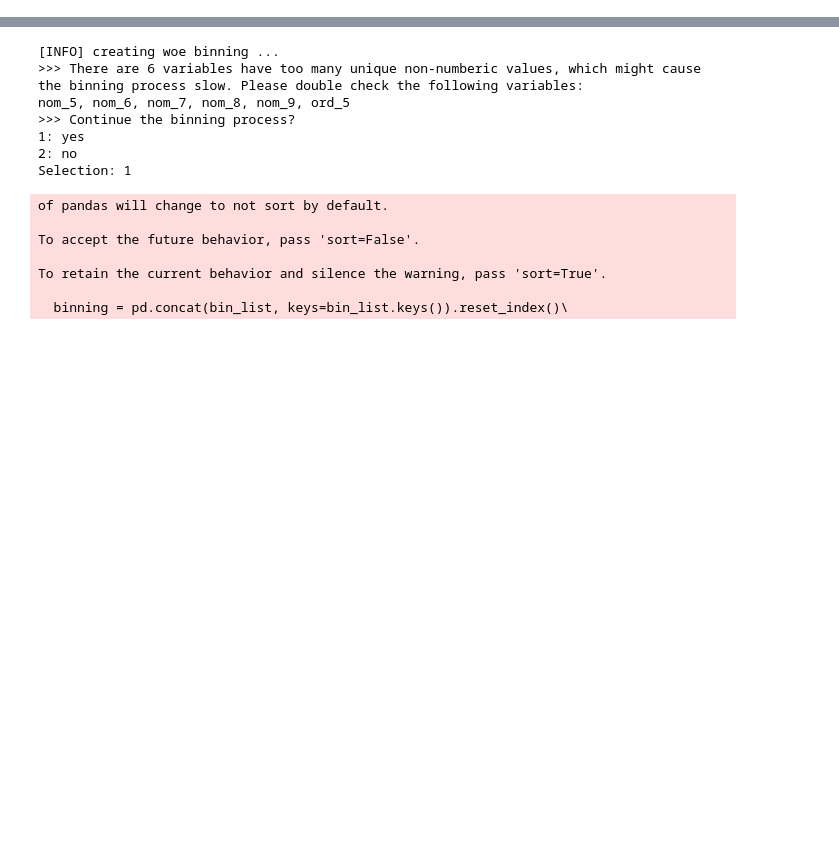
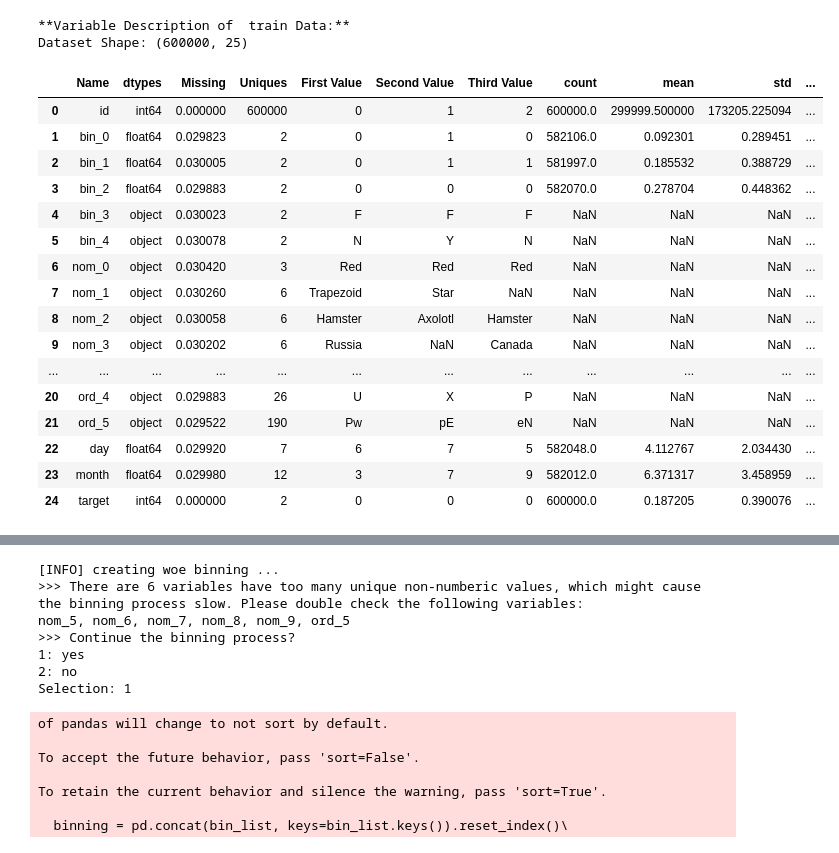
Before and after one commit to bqxiao123/Categorical-Feature-Encoding-Challenge-II, a Jupyter notebook: Untitled.ipynb, the cells around one changed output, grey strips where cells are left out. Saved outputs shown, nothing was run; the diff lists cells and outputs as text; code cells hidden in the pictures; blank space fills up the shorter version.

```diff
--- a/Untitled.ipynb
+++ b/Untitled.ipynb
@@ -39,0 +34,43 @@ memory usage: 114.4+ MB
+# %%
+'''Variable Description'''
+def description(df):
+    """
+    Variable Description for df
+    """
+    print(f"Dataset Shape: {df.shape}")
+    import pandas as pd
+    summary = pd.DataFrame(df.dtypes,columns=['dtypes'])
+    summary = summary.reset_index()
+    summary['Name'] = summary['index']
+    summary = summary[['Name','dtypes']]
+    summary['Missing'] = df.isnull().sum().values/df.shape[0]
+    summary['Uniques'] = df.nunique().values
+    summary['First Value'] = df.iloc[0].values
+    summary['Second Value'] = df.iloc[1].values
+    summary['Third Value'] = df.iloc[2].values
+    describex=df.describe().T.merge(pd.DataFrame(df.median(),columns=['median']),left_index=True,right_index=True)
+    describex=describex.reset_index().rename(columns={"index":"Name"})
+    summary=summary.merge(describex,left_on="Name",right_on="Name",how="outer")
+    return summary
+print('**Variable Description of  train Data:**')
+description(data)
+# %% [output]
+**Variable Description of  train Data:**
+Dataset Shape: (600000, 25)
+|  | Name | dtypes | Missing | Uniques | First Value | Second Value | Third Value | count | mean | std | ... |
+| 0 | id | int64 | 0.000000 | 600000 | 0 | 1 | 2 | 600000.0 | 299999.500000 | 173205.225094 | ... |
+| 1 | bin_0 | float64 | 0.029823 | 2 | 0 | 1 | 0 | 582106.0 | 0.092301 | 0.289451 | ... |
+| 2 | bin_1 | float64 | 0.030005 | 2 | 0 | 1 | 1 | 581997.0 | 0.185532 | 0.388729 | ... |
+| 3 | bin_2 | float64 | 0.029883 | 2 | 0 | 0 | 0 | 582070.0 | 0.278704 | 0.448362 | ... |
+| 4 | bin_3 | object | 0.030023 | 2 | F | F | F | NaN | NaN | NaN | ... |
+| 5 | bin_4 | object | 0.030078 | 2 | N | Y | N | NaN | NaN | NaN | ... |
+| 6 | nom_0 | object | 0.030420 | 3 | Red | Red | Red | NaN | NaN | NaN | ... |
+| 7 | nom_1 | object | 0.030260 | 6 | Trapezoid | Star | NaN | NaN | NaN | NaN | ... |
+| 8 | nom_2 | object | 0.030058 | 6 | Hamster | Axolotl | Hamster | NaN | NaN | NaN | ... |
+| 9 | nom_3 | object | 0.030202 | 6 | Russia | NaN | Canada | NaN | NaN | NaN | ... |
+| ... | ... | ... | ... | ... | ... | ... | ... | ... | ... | ... | ... |
+| 20 | ord_4 | object | 0.029883 | 26 | U | X | P | NaN | NaN | NaN | ... |
+| 21 | ord_5 | object | 0.029522 | 190 | Pw | pE | eN | NaN | NaN | NaN | ... |
+| 22 | day | float64 | 0.029920 | 7 | 6 | 7 | 5 | 582048.0 | 4.112767 | 2.034430 | ... |
+| 23 | month | float64 | 0.029980 | 12 | 3 | 7 | 9 | 582012.0 | 6.371317 | 3.458959 | ... |
+| 24 | target | int64 | 0.000000 | 2 | 0 | 0 | 0 | 600000.0 | 0.187205 | 0.390076 | ... |
```
Also changed, not shown: parts of 26 cells of this notebook, 1 other file.
